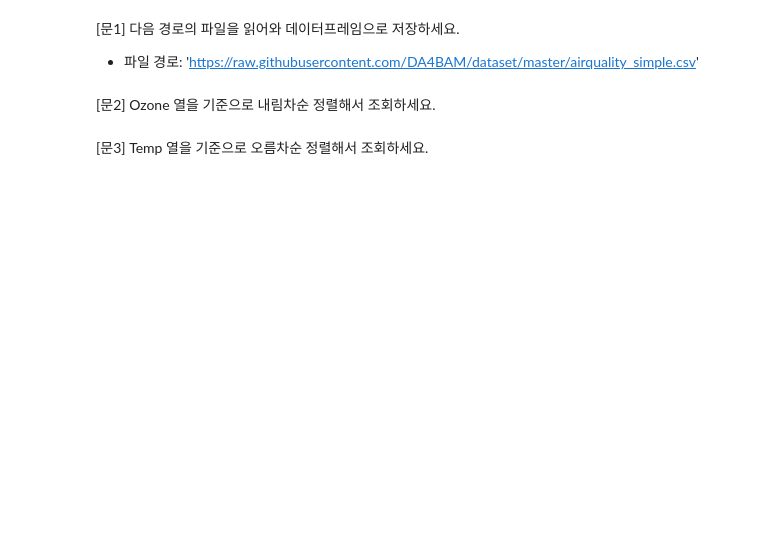
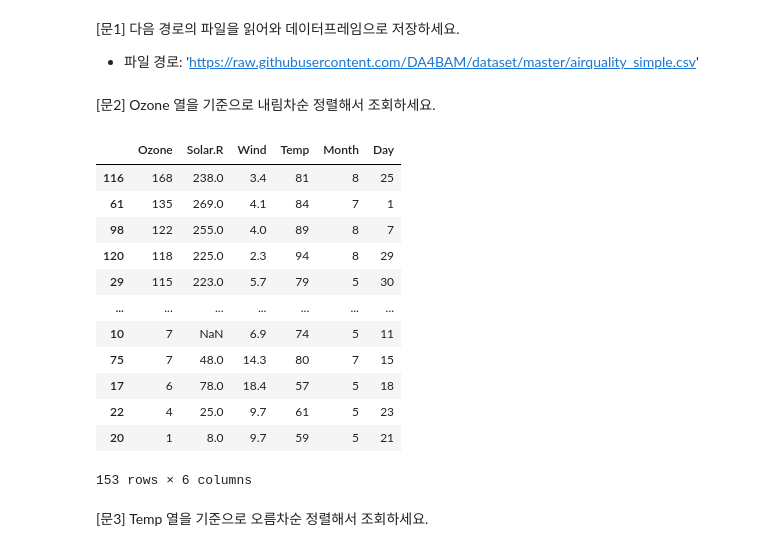
Before and after one commit to yeonsu98/KT-AIVLE-Python, a Jupyter notebook: 20220801/python라이브러리/03 - 판다스 데이터프레임 탐색.ipynb, the cells around one changed output. Drawn from its saved outputs; the diff is of its cells as text; code cells hidden in the pictures; blank space fills up the shorter version.

```diff
--- a/20220801/python라이브러리/03 - 판다스 데이터프레임 탐색.ipynb
+++ b/20220801/python라이브러리/03 - 판다스 데이터프레임 탐색.ipynb
@@ -151,6 +316,21 @@ data.sort_values(by=['JobSatisfaction', 'MonthlyIncome'], ascending=[True, False
 [문2] Ozone 열을 기준으로 내림차순 정렬해서 조회하세요.
 # %%
 # 내림차순 정렬
+air.sort_values('Ozone', ascending=False)
+# %% [output]
+|  | Ozone | Solar.R | Wind | Temp | Month | Day |
+| 116 | 168 | 238.0 | 3.4 | 81 | 8 | 25 |
+| 61 | 135 | 269.0 | 4.1 | 84 | 7 | 1 |
+| 98 | 122 | 255.0 | 4.0 | 89 | 8 | 7 |
+| 120 | 118 | 225.0 | 2.3 | 94 | 8 | 29 |
+| 29 | 115 | 223.0 | 5.7 | 79 | 5 | 30 |
+| ... | ... | ... | ... | ... | ... | ... |
+| 10 | 7 | NaN | 6.9 | 74 | 5 | 11 |
+| 75 | 7 | 48.0 | 14.3 | 80 | 7 | 15 |
+| 17 | 6 | 78.0 | 18.4 | 57 | 5 | 18 |
+| 22 | 4 | 25.0 | 9.7 | 61 | 5 | 23 |
+| 20 | 1 | 8.0 | 9.7 | 59 | 5 | 21 |
+153 rows × 6 columns
 # %% [markdown]
 [문3] Temp 열을 기준으로 오름차순 정렬해서 조회하세요.
 # %%
```
Also changed, not shown: parts of 40 cells of this notebook, 2 other files.
